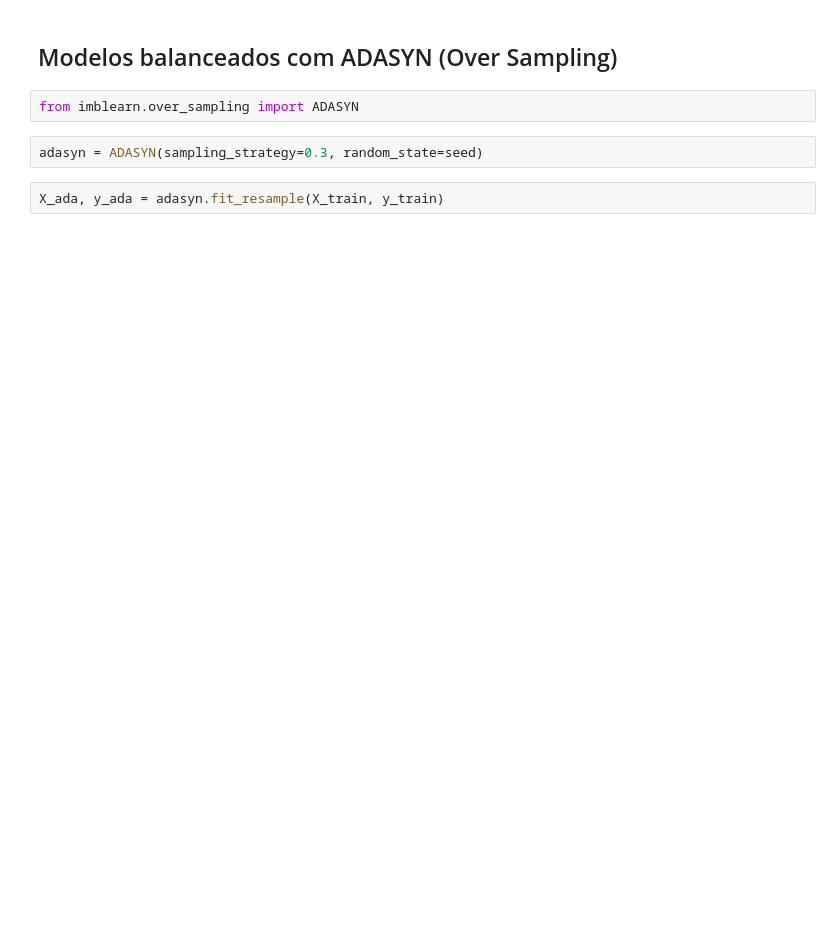
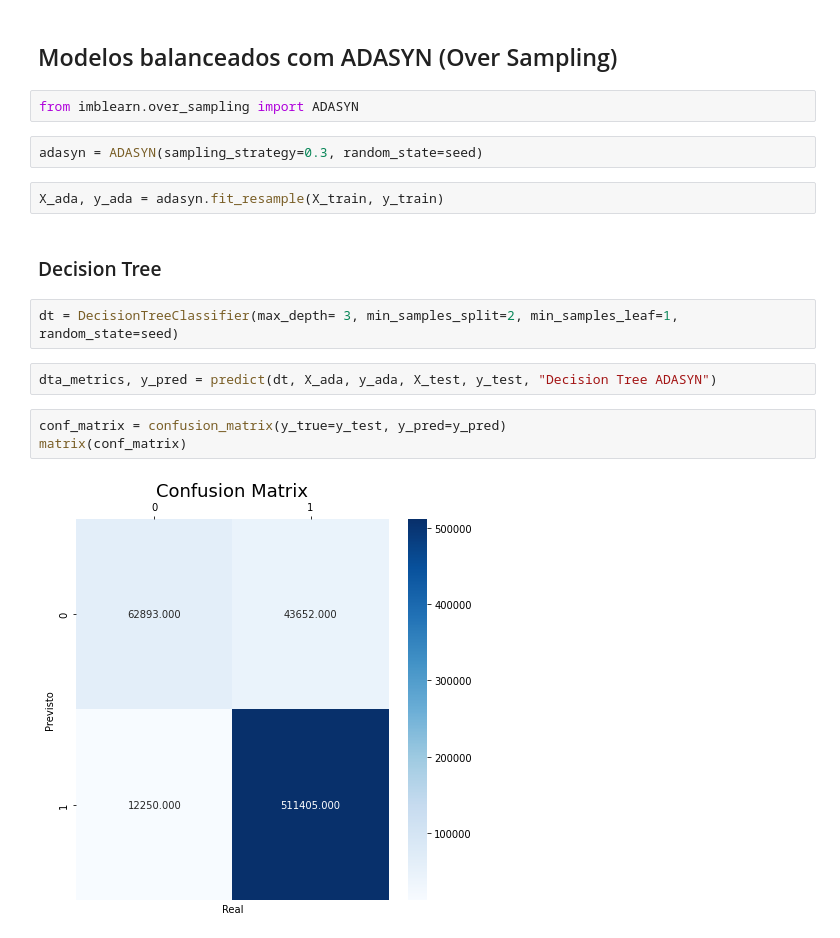
Before and after one commit to brfuji/ProjetoFinalTera, a Jupyter notebook: ProjetoTera.ipynb, the cells around one changed output. Cells and saved outputs as stored; diff of their text form; blank space fills up the shorter version.

```diff
--- a/ProjetoTera.ipynb
+++ b/ProjetoTera.ipynb
@@ -367,3 +395,14 @@ from imblearn.over_sampling import ADASYN
 adasyn = ADASYN(sampling_strategy=0.3, random_state=seed)
 # %%
 X_ada, y_ada = adasyn.fit_resample(X_train, y_train)
+# %% [markdown]
+### Decision Tree
+# %%
+dt = DecisionTreeClassifier(max_depth= 3, min_samples_split=2, min_samples_leaf=1, random_state=seed)
+# %%
+dta_metrics, y_pred = predict(dt, X_ada, y_ada, X_test, y_test, "Decision Tree ADASYN")
+# %%
+conf_matrix = confusion_matrix(y_true=y_test, y_pred=y_pred)
+matrix(conf_matrix)
+# %% [output]
+[figure, added]
```
Also changed, not shown: parts of 20 cells of this notebook.
